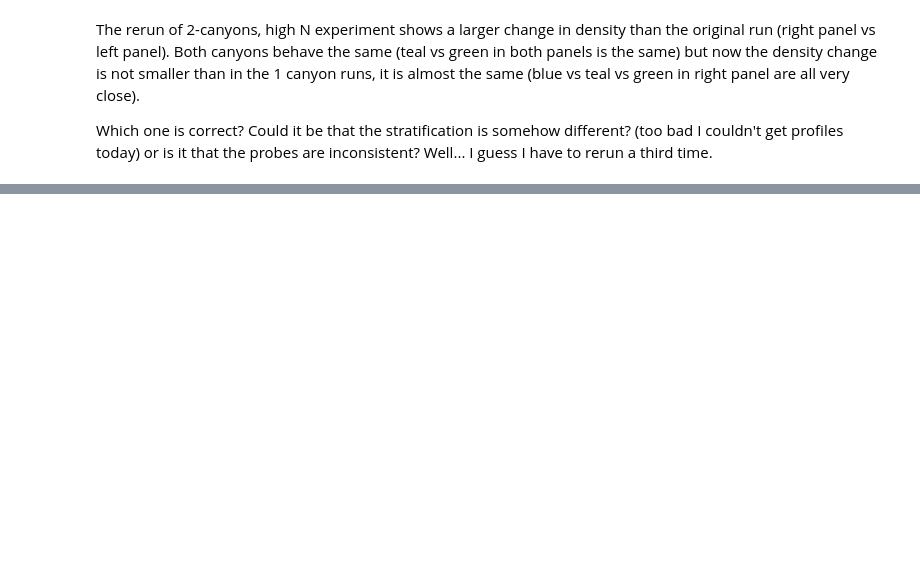
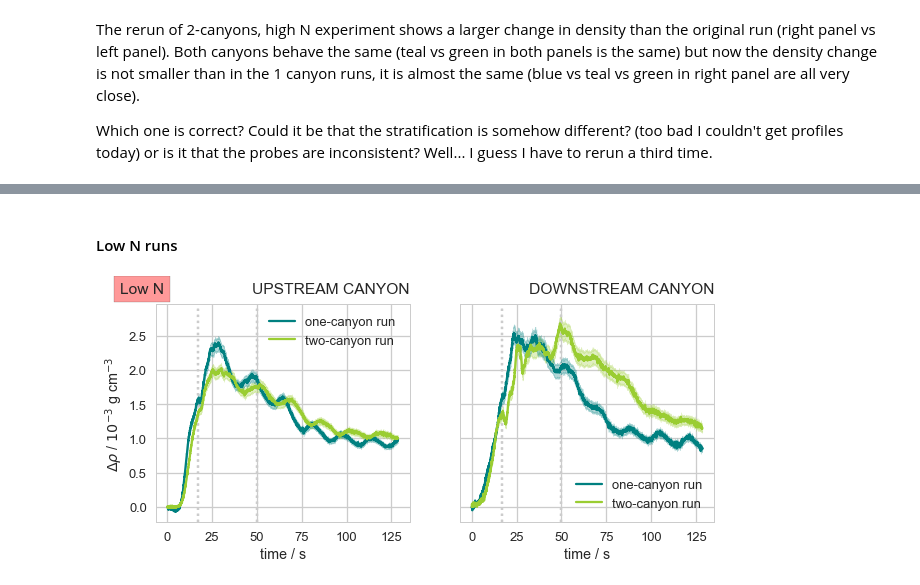
Before and after one commit to UBC-MOAD/MultipleCanyons, a Jupyter notebook: lab/Conduino/Calibration/notebooks/exp_09apr19.ipynb, the cells around one changed output, grey strips where cells are left out. Drawn from its saved outputs; the diff is of its cells as text; code cells hidden in the pictures; blank space fills up the shorter version.

```diff
--- a/lab/Conduino/Calibration/notebooks/exp_09apr19.ipynb
+++ b/lab/Conduino/Calibration/notebooks/exp_09apr19.ipynb
@@ -415,0 +570,71 @@ Which one is correct? Could it be that the stratification is somehow different?
+# %% [markdown]
+#### Low N runs
+# %%
+err_ANK1 = 0.04
+err_ANK2 = 0.05
+
+sns.set_context('talk')
+
+fig, (ax0,ax1) = plt.subplots(1,2, figsize=(10,4), sharey=True)
+labels = ['1-upstream','2-downstream']
+
+plot_uprofile(ax0)
+plot_uprofile(ax1)
+
+filepath_two = '../../exp_28mar19/experiment_2.mat'
+filepath_ups = '../../exp_02apr19/experiment.mat'
+filepath_dns = '../../exp_30mar19/experiment_3.mat'
+
+plot_uprofile(ax0)
+plot_uprofile(ax1)
+
+mat_two = sio.loadmat(filepath_two, squeeze_me=True)
+P1_two = mat_two['ch1']
+P2_two = mat_two['ch2']
+time_two = mat_two['time']
+
+mat_ups = sio.loadmat(filepath_ups, squeeze_me=True)
+P1_ups = mat_ups['ch1']
+time_ups = mat_ups['time']
+
+mat_dns = sio.loadmat(filepath_dns, squeeze_me=True)
+P2_dns = mat_dns['ch2']
+time_dns = mat_dns['time']
+
+err_plus_ups2 = (dens_ANK1(P1_two)-dens_ANK1(P1_two)[0])+err_ANK1*(dens_ANK1(P1_two)-dens_ANK1(P1_two)[0])
+err_minu_ups2 = (dens_ANK1(P1_two)-dens_ANK1(P1_two)[0])-err_ANK1*(dens_ANK1(P1_two)-dens_ANK1(P1_two)[0])
+
+err_plus_ups1 = (dens_ANK1(P1_ups)-dens_ANK1(P1_ups)[0])+err_ANK1*(dens_ANK1(P1_ups)-dens_ANK1(P1_ups)[0])
+err_minu_ups1 = (dens_ANK1(P1_ups)-dens_ANK1(P1_ups)[0])-err_ANK1*(dens_ANK1(P1_ups)-dens_ANK1(P1_ups)[0])
+
+ax0.plot(time_ups,(dens_ANK1(P1_ups)-dens_ANK1(P1_ups)[0])*1E3, label='one-canyon run', color='teal')
+ax0.plot(time,(dens_ANK1(P1_two)-dens_ANK1(P1_two)[0])*1E3,'-', label='two-canyon run ', color='yellowgreen')
+
+ax0.fill_between(time, err_minu_ups2*1E3, err_plus_ups2*1E3, color='yellowgreen', alpha=0.3)
+ax0.fill_between(time, err_minu_ups1*1E3, err_plus_ups1*1E3, color='teal', alpha=0.3)
+
+err_plus_dns2 = (dens_ANK2(P2_two)-dens_ANK2(P2_two)[0])+err_ANK2*(dens_ANK2(P2_two)-dens_ANK2(P2_two)[0])
+err_minu_dns2 = (dens_ANK2(P2_two)-dens_ANK2(P2_two)[0])-err_ANK2*(dens_ANK2(P2_two)-dens_ANK2(P2_two)[0])
+
+err_plus_dns1 = (dens_ANK2(P2_dns)-dens_ANK2(P2_dns)[0])+err_ANK2*(dens_ANK2(P2_dns)-dens_ANK2(P2_dns)[0])
+err_minu_dns1 = (dens_ANK2(P2_dns)-dens_ANK2(P2_dns)[0])-err_ANK2*(dens_ANK2(P2_dns)-dens_ANK2(P2_dns)[0])
+
+ax1.plot(time_dns,(dens_ANK2(P2_dns)-dens_ANK2(P2_dns)[0])*1E3,'-', label='one-canyon run' , color='teal')
+ax1.plot(time,(dens_ANK2(P2_two)-dens_ANK2(P2_two)[0])*1E3,'-', label='two-canyon run' , color='yellowgreen')
+
+ax1.fill_between(time, err_minu_dns2*1E3, err_plus_dns2*1E3, color='yellowgreen', alpha=0.3)
+ax1.fill_between(time, err_minu_dns1*1E3, err_plus_dns1*1E3, color='teal', alpha=0.3)
+
+ax0.legend(loc=0)
+ax1.legend(loc=0)
+ax0.set_ylabel(r'$\Delta \rho$ / $10^{-3}$ g cm$^{-3}$ ')
+ax0.set_xlabel('time / s')
+ax1.set_xlabel('time / s')
+ax0.text(0.38,1.05,'UPSTREAM CANYON',transform=ax0.transAxes)
+ax1.text(0.27,1.05,'DOWNSTREAM CANYON',transform=ax1.transAxes)
+ax0.text(-0.14,1.05,'Low N',transform=ax0.transAxes, bbox={'facecolor':'red', 'alpha':0.4, 'pad':6})
+
+fig.patch.set_facecolor('white')
+fig.savefig('figures/low_N_ups_dns.pdf', format='pdf',dpi=150, facecolor=fig.get_facecolor())
+# %% [output]
+[figure, added]
```
Also changed, not shown: parts of 11 cells of this notebook, 3 other files.
